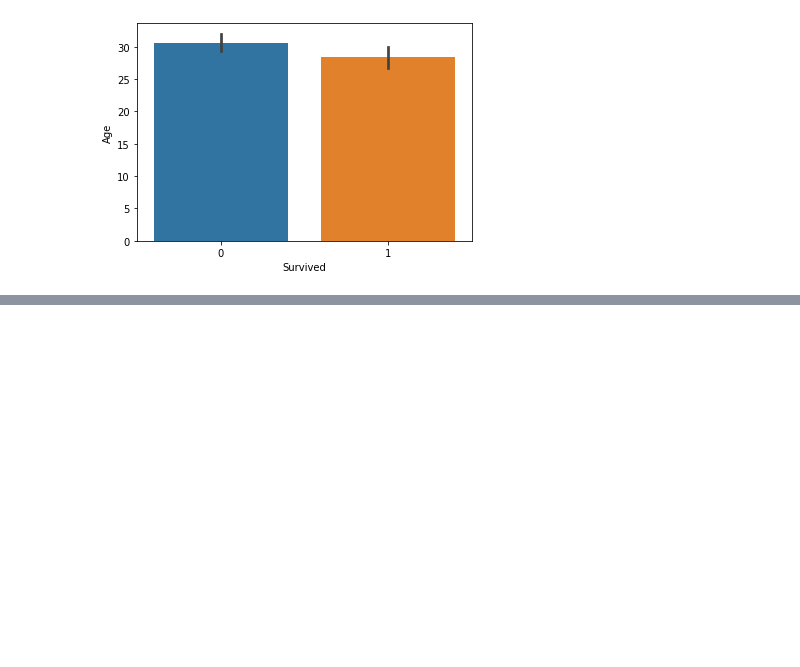
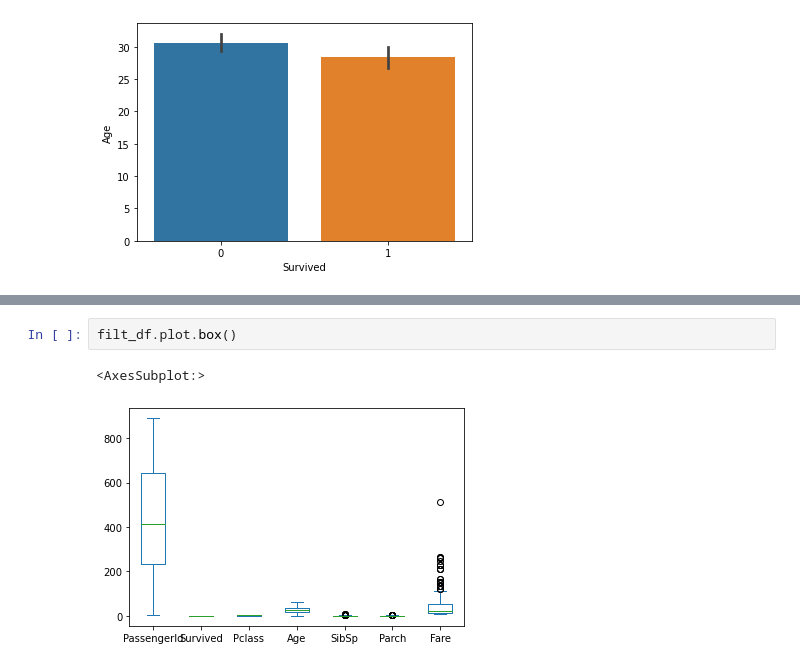
Before and after one commit to DataScienceUFES/titanic_grupo2, a Jupyter notebook: analise.ipynb, the cells around one changed output, grey strips where cells are left out. Saved outputs shown, nothing was run; the diff lists cells and outputs as text; blank space fills up the shorter version.

```diff
--- a/analise.ipynb
+++ b/analise.ipynb
@@ -35,0 +62,5 @@ apos
+# %%
+filt_df.plot.box()
+# %% [output]
+<AxesSubplot:>
+[figure, added]
```
Also changed, not shown: parts of 12 cells of this notebook.
